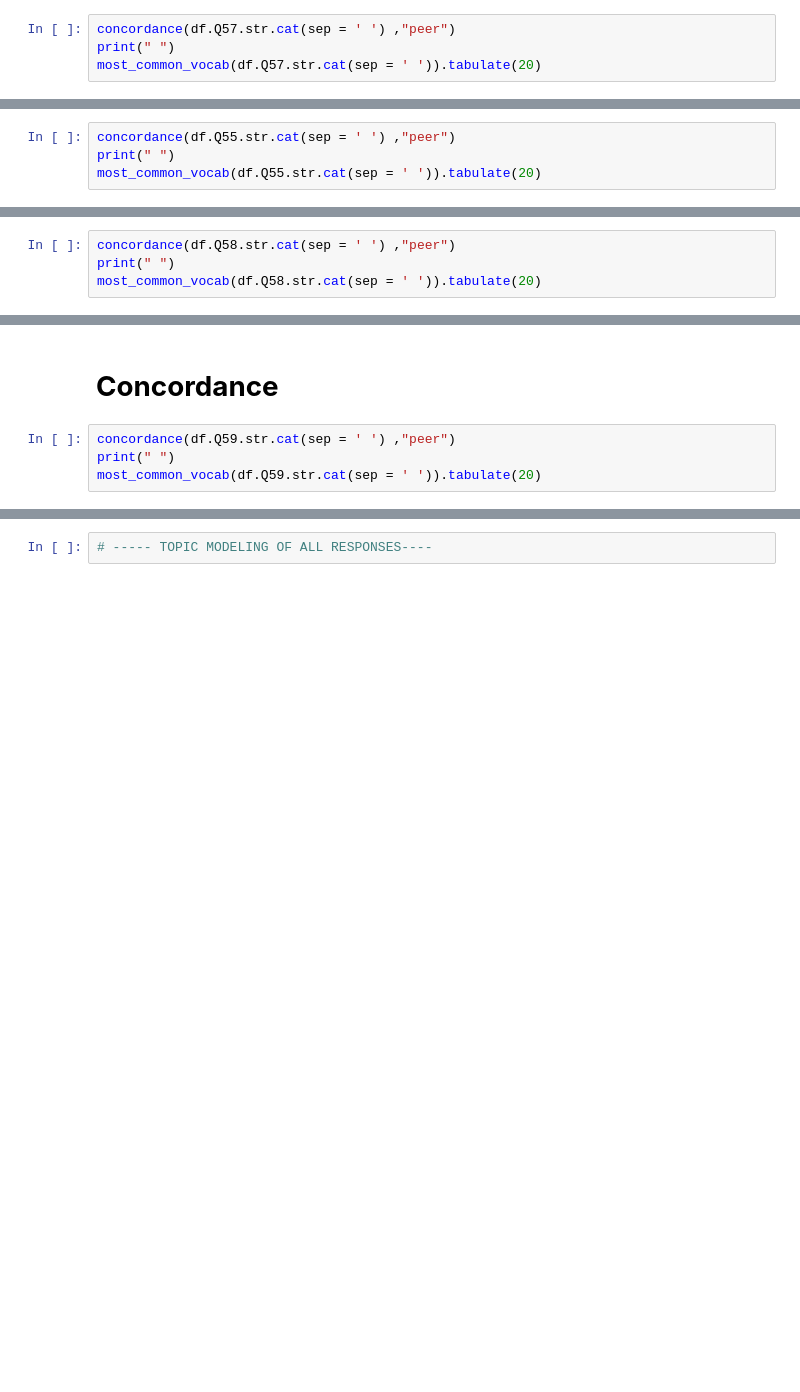
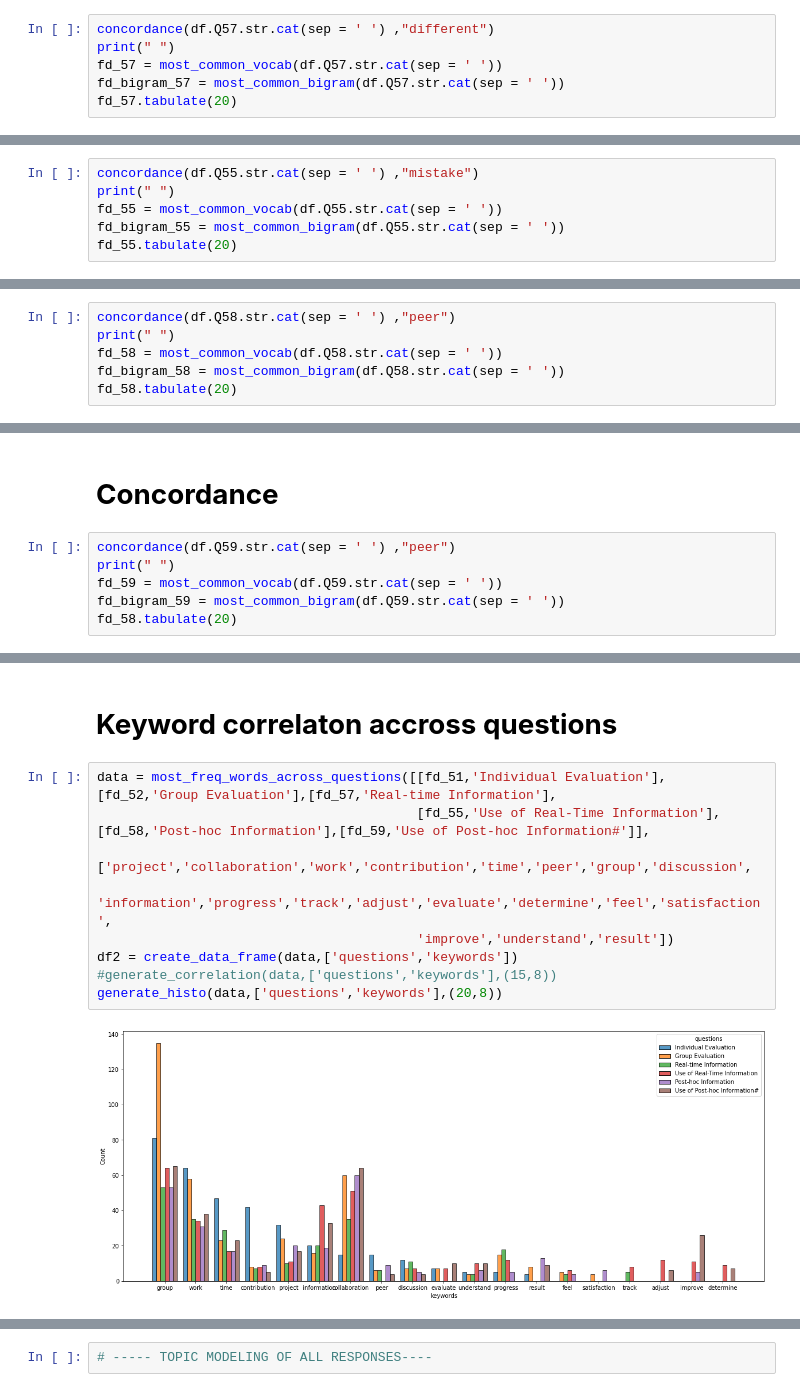
Before and after one commit to tiilt-lab/Blinc-collab-notebooks, a Jupyter notebook: Blinc_leverage_collaboration_To.ipynb, the cells around one changed output, grey strips where cells are left out. Saved outputs shown, nothing was run; the diff lists cells and outputs as text; blank space fills up the shorter version.

```diff
--- a/Blinc_leverage_collaboration_To.ipynb
+++ b/Blinc_leverage_collaboration_To.ipynb
@@ -908,7 +972,9 @@ topic
 # %% [markdown]
 # **Concordance**
 # %%
-concordance(df.Q57.str.cat(sep = ' ') ,"peer")
+concordance(df.Q57.str.cat(sep = ' ') ,"different")
 print(" ")
-most_common_vocab(df.Q57.str.cat(sep = ' ')).tabulate(20)
+fd_57 = most_common_vocab(df.Q57.str.cat(sep = ' '))
+fd_bigram_57 = most_common_bigram(df.Q57.str.cat(sep = ' '))
+fd_57.tabulate(20)
 # %% [output]
@@ -954,7 +1044,9 @@ topic
 # %% [markdown]
 # **Concordance**
 # %%
-concordance(df.Q55.str.cat(sep = ' ') ,"peer")
+concordance(df.Q55.str.cat(sep = ' ') ,"mistake")
 print(" ")
-most_common_vocab(df.Q55.str.cat(sep = ' ')).tabulate(20)
+fd_55 = most_common_vocab(df.Q55.str.cat(sep = ' '))
+fd_bigram_55 = most_common_bigram(df.Q55.str.cat(sep = ' '))
+fd_55.tabulate(20)
 # %% [output]
@@ -999,7 +1091,9 @@ topic
 # %%
 concordance(df.Q58.str.cat(sep = ' ') ,"peer")
 print(" ")
-most_common_vocab(df.Q58.str.cat(sep = ' ')).tabulate(20)
+fd_58 = most_common_vocab(df.Q58.str.cat(sep = ' '))
+fd_bigram_58 = most_common_bigram(df.Q58.str.cat(sep = ' '))
+fd_58.tabulate(20)
 # %% [output]
 Displaying 8 of 8 matches:
 collaboration Time spent , anonymous peer ratings on collaboration Maybe some
@@ -1048,7 +1142,9 @@ topic
 # %%
 concordance(df.Q59.str.cat(sep = ' ') ,"peer")
 print(" ")
-most_common_vocab(df.Q59.str.cat(sep = ' ')).tabulate(20)
+fd_59 = most_common_vocab(df.Q59.str.cat(sep = ' '))
+fd_bigram_59 = most_common_bigram(df.Q59.str.cat(sep = ' '))
+fd_58.tabulate(20)
 # %% [output]
 Displaying 3 of 3 matches:
 ether I am a good collaborator , use peer evaluations to check where exactly I
@@ -1059,0 +1156,13 @@ ished I would use it to see how each peer thought of themselves as well as how
+# %% [markdown]
+# **Keyword correlaton accross questions**
+# %%
+data = most_freq_words_across_questions([[fd_51,'Individual Evaluation'],[fd_52,'Group Evaluation'],[fd_57,'Real-time Information'],
+                                         [fd_55,'Use of Real-Time Information'],[fd_58,'Post-hoc Information'],[fd_59,'Use of Post-hoc Information#']],
+                                        ['project','collaboration','work','contribution','time','peer','group','discussion',
+                                         'information','progress','track','adjust','evaluate','determine','feel','satisfaction',
+                                         'improve','understand','result'])
+df2 = create_data_frame(data,['questions','keywords'])
+#generate_correlation(data,['questions','keywords'],(15,8))
+generate_histo(data,['questions','keywords'],(20,8))
+# %% [output]
+[figure, added]
```
Also changed, not shown: parts of 20 cells of this notebook.
